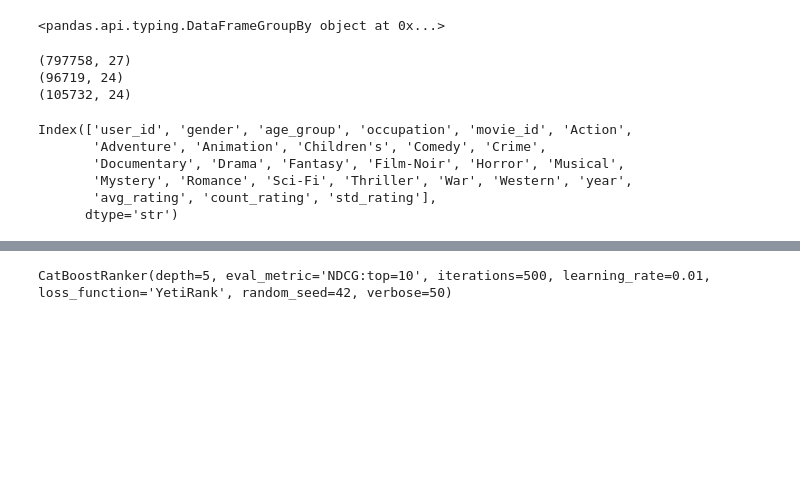
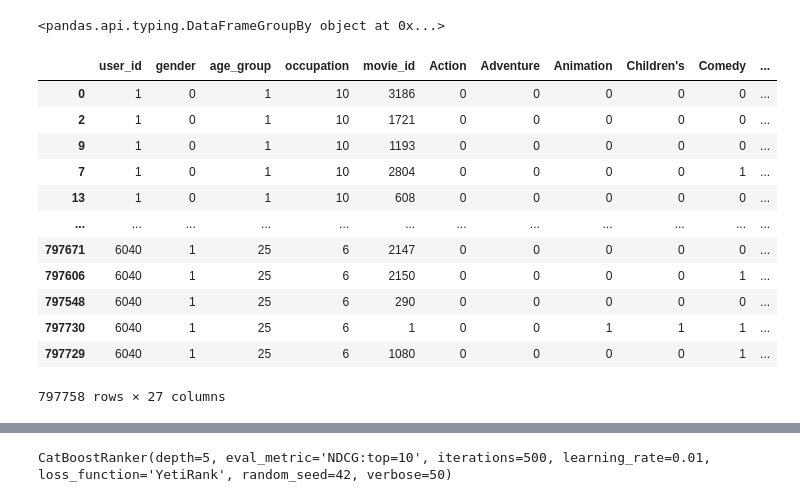
Before and after one commit to Senpaka/ml-recommendation-system, a Jupyter notebook: notebook/05_catboos.ipynb, the cells around one changed output, grey strips where cells are left out. Saved outputs shown, nothing was run; the diff lists cells and outputs as text; code cells hidden in the pictures; blank space fills up the shorter version.

Commit message:
refactor: add temporal stats for train part

```diff
--- a/notebook/05_catboos.ipynb
+++ b/notebook/05_catboos.ipynb
@@ -114,7 +114,28 @@ ROOT_DIR = Path.cwd().parent
 sys.path.append(str(ROOT_DIR))
 
 from src.temporal_split import TemporalSplit
+# %%
+def temporal_stats(train):
+
+    df = train.copy().sort_values(["movie_id", "timestamp"])
+    df["_sq_rating"] = df["rating"]**2
+
+    g = df.groupby("movie_id", sort=False)
+
+    movie_count = g.cumcount()
+    previous_sum_rating = g["rating"].cumsum() - df["rating"]
+    previous_sq_sum_rating = g["_sq_rating"].cumsum() - df["_sq_rating"]
+
+    df["count_movie_rating"] = movie_count
+    df["avg_movie_rating"] = previous_sum_rating / movie_count
+    # df["std_movie_rating"] = np.sqrt(
+    #     (previous_sq_sum_rating - (previous_sum_rating)**2 / movie_count)
+    #     / (movie_count - 1)
+    # ).where(movie_count > 1)
+
+    return df.sort_values(by="user_id")
 # %%
+import numpy as np
 
 df_full["rating_binary"] = (df_full["rating"] >= 4).astype(int)
 df_full["year"] = (df_full["title"].str.extract(r"\((\d+)\)")).astype(int)
@@ -124,48 +145,50 @@ drop_cols = [
     "user_idx",
     "genre",
     "title",
     "timestamp",
     "zip_code",
     "rating",
     "rating_binary",
     "title"
 ]
 
 cat_features = [
     "user_id",
     "movie_id",
     "gender",
     "age_group",
     "occupation",
 ]
 
 train , val , test = TemporalSplit().split(data=df_full)
 
+train = temporal_stats(train)
+
 group_train = train["user_id"]
 group_val = val["user_id"]
 
 y_train = train["rating_binary"]
 y_val = val["rating_binary"]
 y_test = test["rating_binary"]
 
 X_train = train.drop(columns=drop_cols)
 X_val = val.drop(columns=drop_cols)
 X_test = test.drop(columns=drop_cols)
+
+X_train
+# %% [output]
+|  | user_id | gender | age_group | occupation | movie_id | Action | Adventure | Animation | Children's | Comedy | ... |
+| 0 | 1 | 0 | 1 | 10 | 3186 | 0 | 0 | 0 | 0 | 0 | ... |
+| 2 | 1 | 0 | 1 | 10 | 1721 | 0 | 0 | 0 | 0 | 0 | ... |
+| 9 | 1 | 0 | 1 | 10 | 1193 | 0 | 0 | 0 | 0 | 0 | ... |
+| 7 | 1 | 0 | 1 | 10 | 2804 | 0 | 0 | 0 | 0 | 1 | ... |
+| 13 | 1 | 0 | 1 | 10 | 608 | 0 | 0 | 0 | 0 | 0 | ... |
+| ... | ... | ... | ... | ... | ... | ... | ... | ... | ... | ... | ... |
+| 797671 | 6040 | 1 | 25 | 6 | 2147 | 0 | 0 | 0 | 0 | 0 | ... |
+| 797606 | 6040 | 1 | 25 | 6 | 2150 | 0 | 0 | 0 | 0 | 1 | ... |
+| 797548 | 6040 | 1 | 25 | 6 | 290 | 0 | 0 | 0 | 0 | 0 | ... |
+| 797730 | 6040 | 1 | 25 | 6 | 1 | 0 | 0 | 1 | 1 | 1 | ... |
+| 797729 | 6040 | 1 | 25 | 6 | 1080 | 0 | 0 | 0 | 0 | 1 | ... |
+797758 rows × 27 columns
-# %%
-print(X_train.shape)
-print(X_val.shape)
-print(X_test.shape)
-
-X_train.columns
-# %% [output]
-(797758, 27)
-(96719, 24)
-(105732, 24)
-Index(['user_id', 'gender', 'age_group', 'occupation', 'movie_id', 'Action',
-       'Adventure', 'Animation', 'Children's', 'Comedy', 'Crime',
-       'Documentary', 'Drama', 'Fantasy', 'Film-Noir', 'Horror', 'Musical',
-       'Mystery', 'Romance', 'Sci-Fi', 'Thriller', 'War', 'Western', 'year',
-       'avg_rating', 'count_rating', 'std_rating'],
-      dtype='str')
 # %%
 from catboost import CatBoostRanker
```
Also changed, not shown: parts of 12 cells of this notebook, 1 other file.
